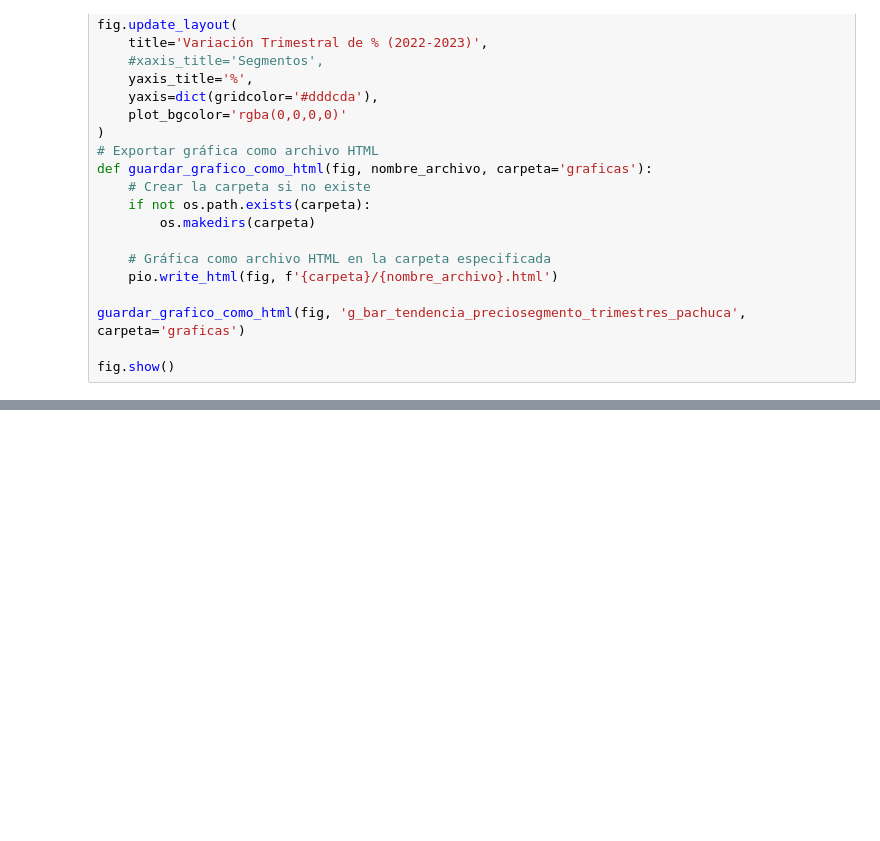
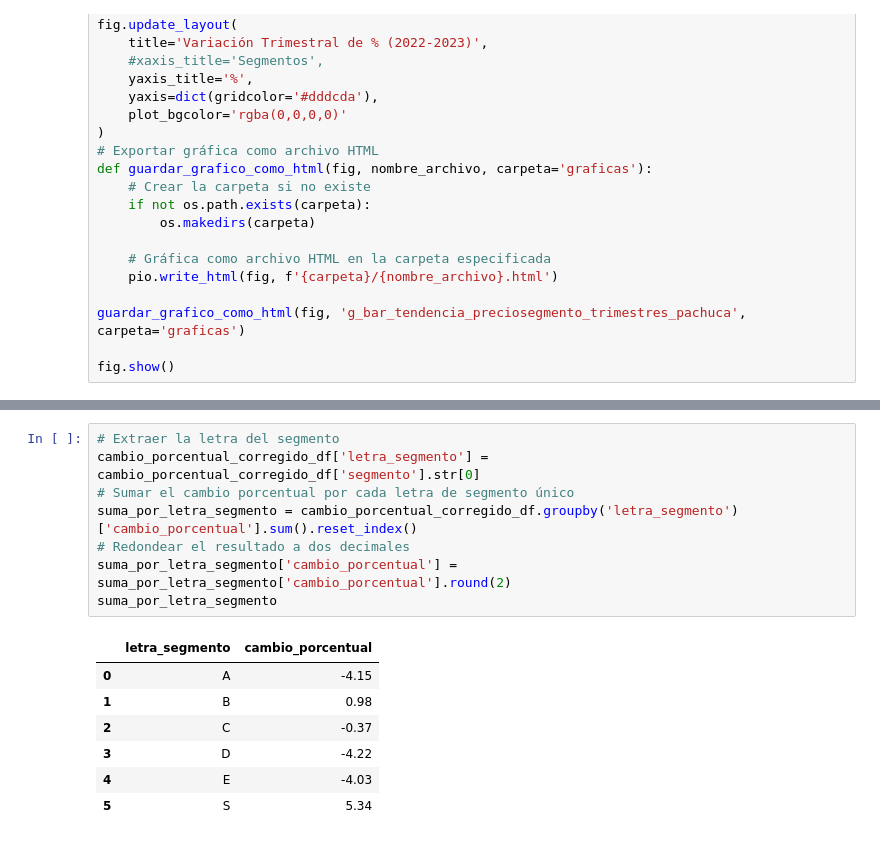
Before and after one commit to MiguelDWT4toCreativo/Datalpine, a Jupyter notebook: resources/jupyter/tendencias de precios por segmento.ipynb, the cells around one changed output, grey strips where cells are left out. Drawn from its saved outputs; the diff is of its cells as text; blank space fills up the shorter version.

```diff
--- a/resources/jupyter/tendencias de precios por segmento.ipynb
+++ b/resources/jupyter/tendencias de precios por segmento.ipynb
@@ -433,0 +592,16 @@ fig.show()
+# %%
+# Extraer la letra del segmento
+cambio_porcentual_corregido_df['letra_segmento'] = cambio_porcentual_corregido_df['segmento'].str[0]
+# Sumar el cambio porcentual por cada letra de segmento único
+suma_por_letra_segmento = cambio_porcentual_corregido_df.groupby('letra_segmento')['cambio_porcentual'].sum().reset_index()
+# Redondear el resultado a dos decimales
+suma_por_letra_segmento['cambio_porcentual'] = suma_por_letra_segmento['cambio_porcentual'].round(2)
+suma_por_letra_segmento
+# %% [output]
+|  | letra_segmento | cambio_porcentual |
+| 0 | A | -4.15 |
+| 1 | B | 0.98 |
+| 2 | C | -0.37 |
+| 3 | D | -4.22 |
+| 4 | E | -4.03 |
+| 5 | S | 5.34 |
```
Also changed, not shown: parts of 7 cells of this notebook, 2 other files.
